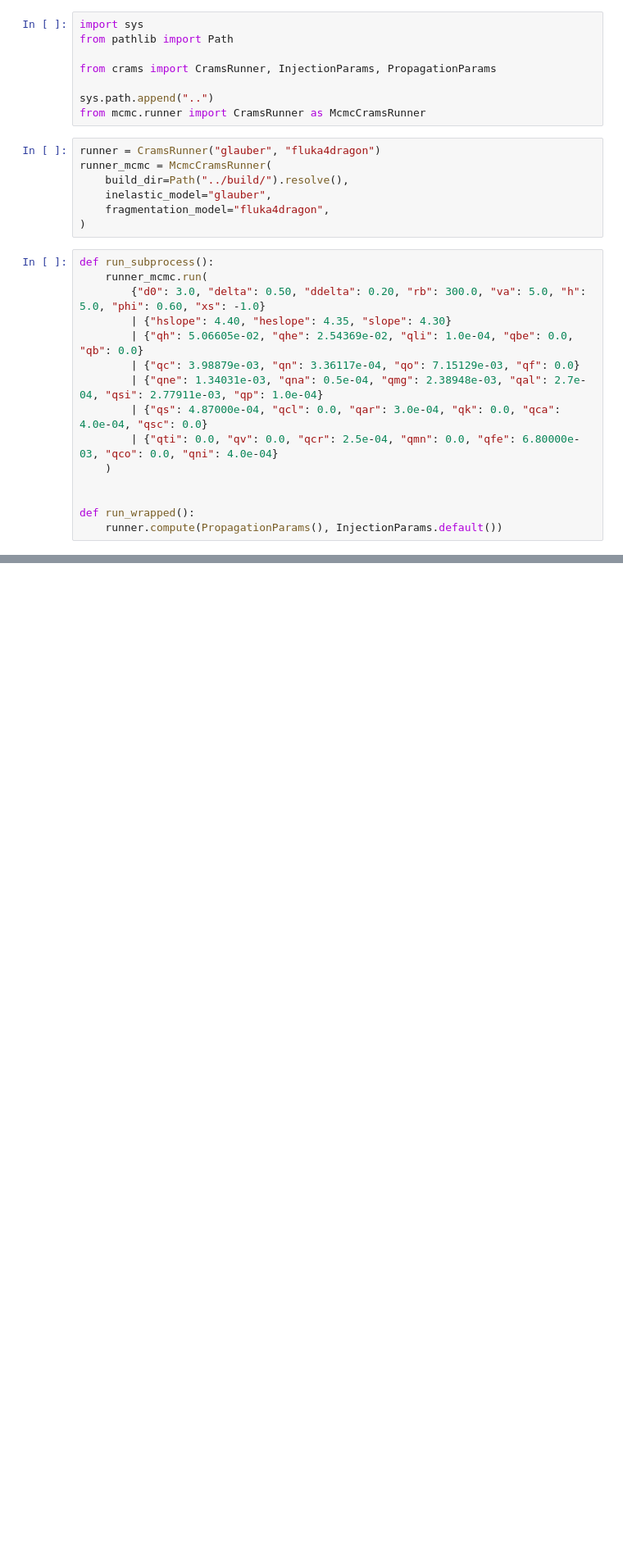
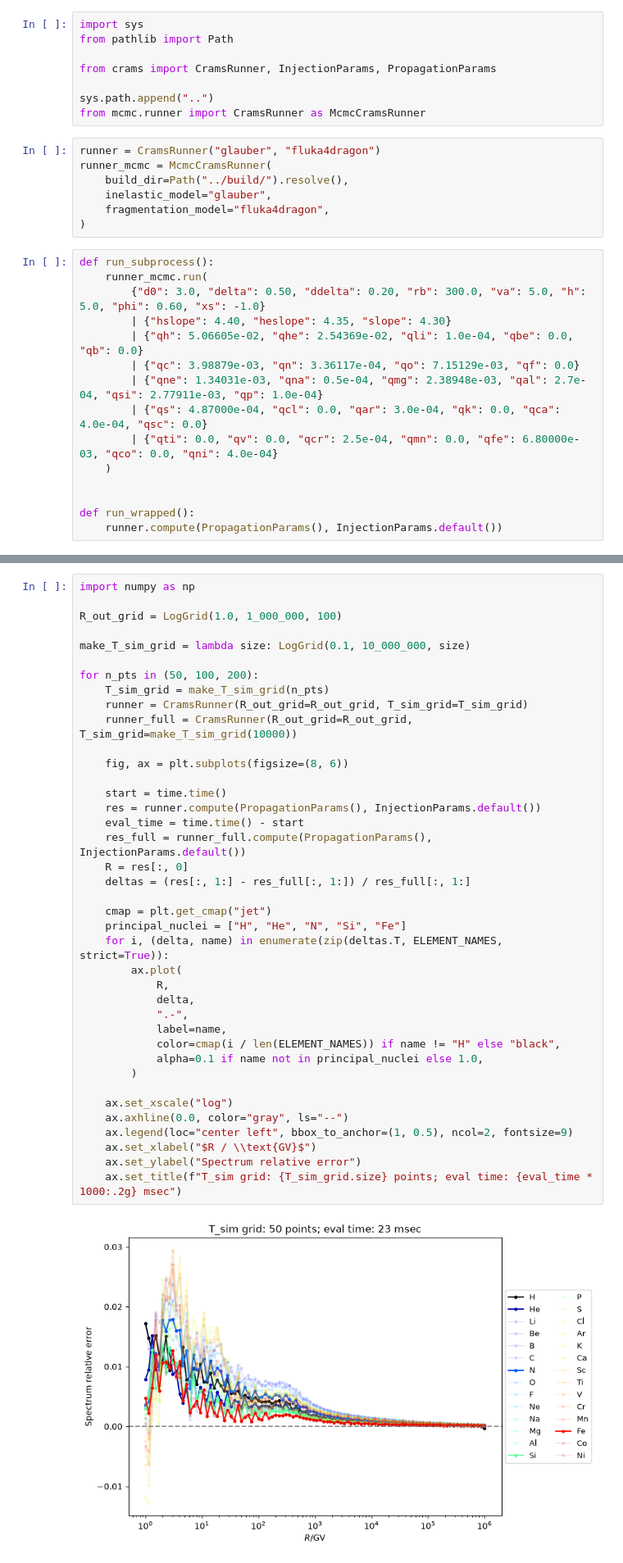
Before and after one commit to carmeloevoli/crams, a Jupyter notebook: examples/extension.ipynb, the cells around one changed output, grey strips where cells are left out. Shown at 82% size. Drawn from its saved outputs; the diff is of its cells as text; blank space fills up the shorter version.

```diff
--- a/examples/extension.ipynb
+++ b/examples/extension.ipynb
@@ -77,0 +82,41 @@ Text(0, 0.5, '$R^{2.7} \\times J \\; / \\; \\text{GV}^{-1.7} \\; \\text{m}^{-2}
+# %%
+import numpy as np
+
+R_out_grid = LogGrid(1.0, 1_000_000, 100)
+
+make_T_sim_grid = lambda size: LogGrid(0.1, 10_000_000, size)
+
+for n_pts in (50, 100, 200):
+    T_sim_grid = make_T_sim_grid(n_pts)
+    runner = CramsRunner(R_out_grid=R_out_grid, T_sim_grid=T_sim_grid)
+    runner_full = CramsRunner(R_out_grid=R_out_grid, T_sim_grid=make_T_sim_grid(10000))
+
+    fig, ax = plt.subplots(figsize=(8, 6))
+
+    start = time.time()
+    res = runner.compute(PropagationParams(), InjectionParams.default())
+    eval_time = time.time() - start
+    res_full = runner_full.compute(PropagationParams(), InjectionParams.default())
+    R = res[:, 0]
+    deltas = (res[:, 1:] - res_full[:, 1:]) / res_full[:, 1:]
+
+    cmap = plt.get_cmap("jet")
+    principal_nuclei = ["H", "He", "N", "Si", "Fe"]
+    for i, (delta, name) in enumerate(zip(deltas.T, ELEMENT_NAMES, strict=True)):
+        ax.plot(
+            R,
+            delta,
+            ".-",
+            label=name,
+            color=cmap(i / len(ELEMENT_NAMES)) if name != "H" else "black",
+            alpha=0.1 if name not in principal_nuclei else 1.0,
+        )
+
+    ax.set_xscale("log")
+    ax.axhline(0.0, color="gray", ls="--")
+    ax.legend(loc="center left", bbox_to_anchor=(1, 0.5), ncol=2, fontsize=9)
+    ax.set_xlabel("$R / \\text{GV}$")
+    ax.set_ylabel("Spectrum relative error")
+    ax.set_title(f"T_sim grid: {T_sim_grid.size} points; eval time: {eval_time * 1000:.2g} msec")
+# %% [output]
+[figure, added]
```
Also changed, not shown: parts of 3 cells of this notebook.
